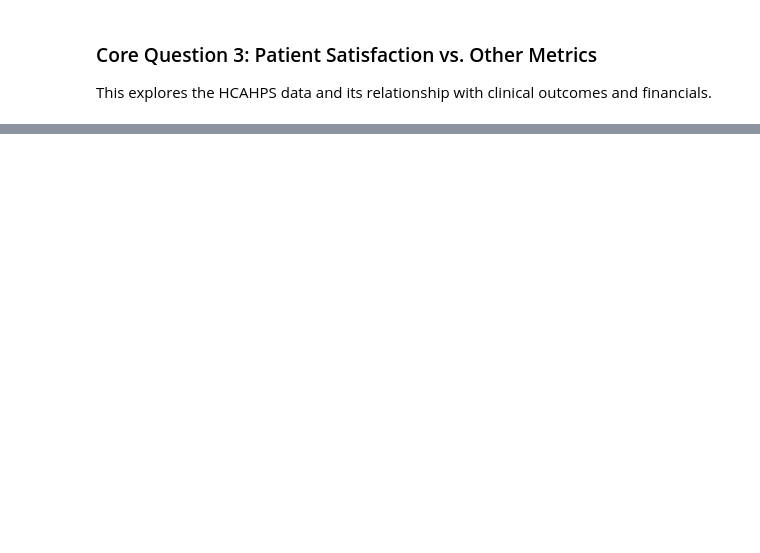
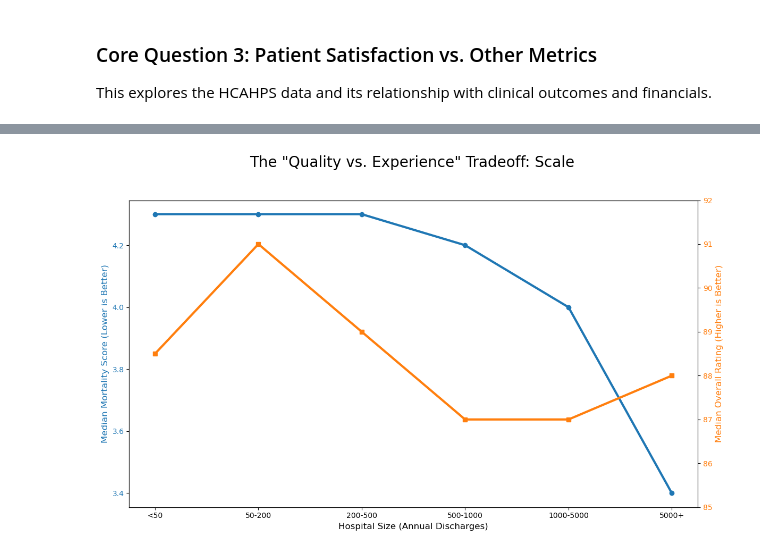
Before and after one commit to kjaques/hospital-financial-and-quality-performance, a Jupyter notebook: notebooks/analysis.ipynb, the cells around one changed output, grey strips where cells are left out. Cells and saved outputs as stored; diff of their text form; code cells hidden in the pictures; blank space fills up the shorter version.

```diff
--- a/notebooks/analysis.ipynb
+++ b/notebooks/analysis.ipynb
@@ -363,0 +440,27 @@ cleanliness               -0.178463         0.055639          -0.139251
+# %%
+fig, ax1 = plt.subplots(figsize=(12, 7))
+
+# X-axis (shared)
+x = size_summary.index
+
+# Y-axis 1 (Left): Mortality
+color = 'tab:blue'
+ax1.set_xlabel('Hospital Size (Annual Discharges)', fontsize=12)
+ax1.set_ylabel('Median Mortality Score (Lower is Better)', color=color, fontsize=12)
+ax1.plot(x, size_summary['median_mortality_score'], color=color, marker='o', linewidth=3, label='Mortality Score')
+ax1.tick_params(axis='y', labelcolor=color)
+
+# Y-axis 2 (Right): Rating
+ax2 = ax1.twinx() # Create a second y-axis
+color = 'tab:orange'
+ax2.set_ylabel('Median Overall Rating (Higher is Better)', color=color, fontsize=12)
+ax2.plot(x, size_summary['median_overall_rating'], color=color, marker='s', linewidth=3, label='Overall Rating')
+ax2.tick_params(axis='y', labelcolor=color)
+ax2.set_ylim(85, 92) # Set Y-axis to emphasize the peak
+
+fig.suptitle('The "Quality vs. Experience" Tradeoff: Scale', fontsize=20, y=1.03)
+fig.tight_layout()
+plt.savefig('../visualizations/mortality_v_rating.png', bbox_inches='tight', pad_inches=0.1)
+plt.show()
+# %% [output]
+[figure, added]
```
Also changed, not shown: parts of 24 cells of this notebook, 4 other files.
